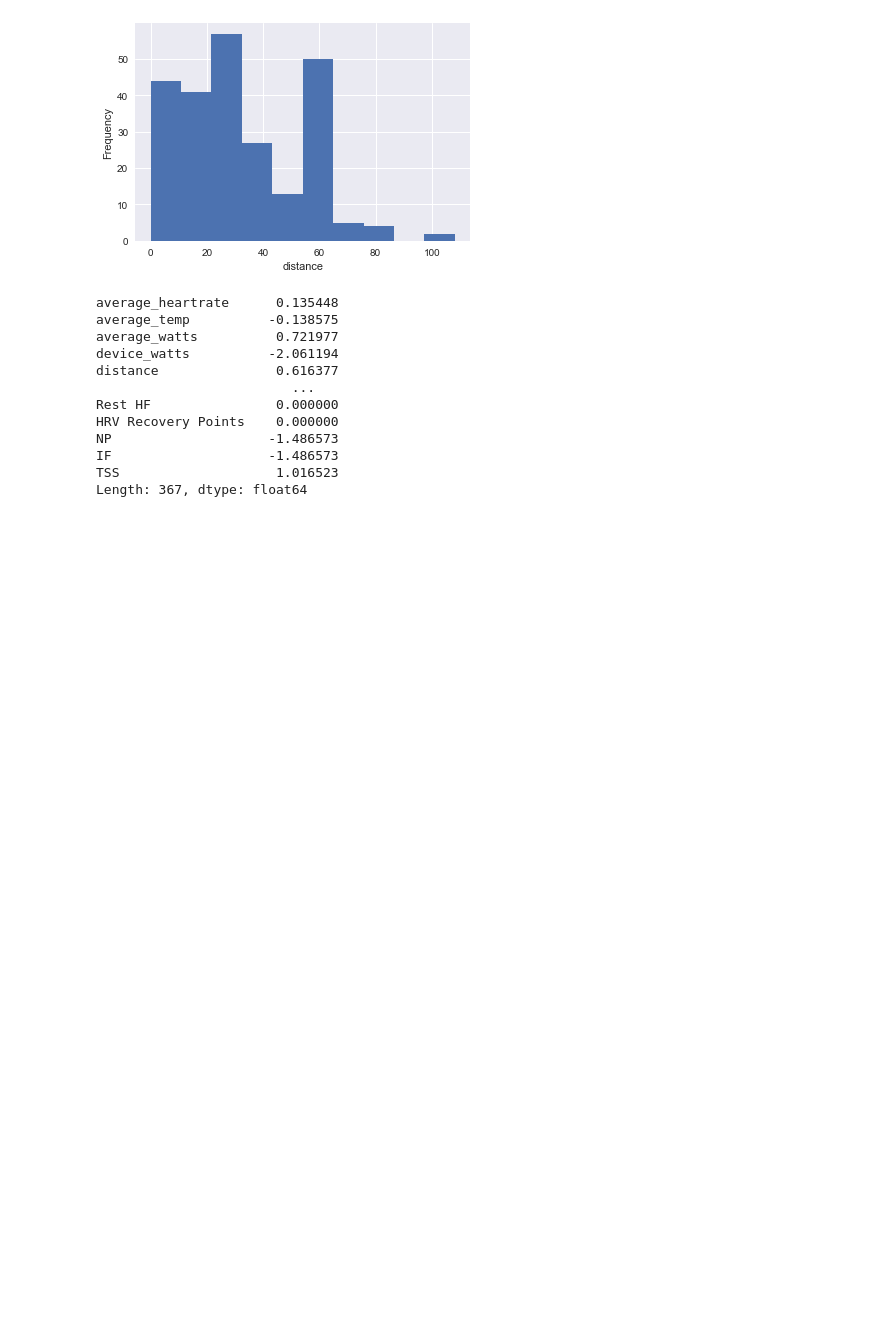
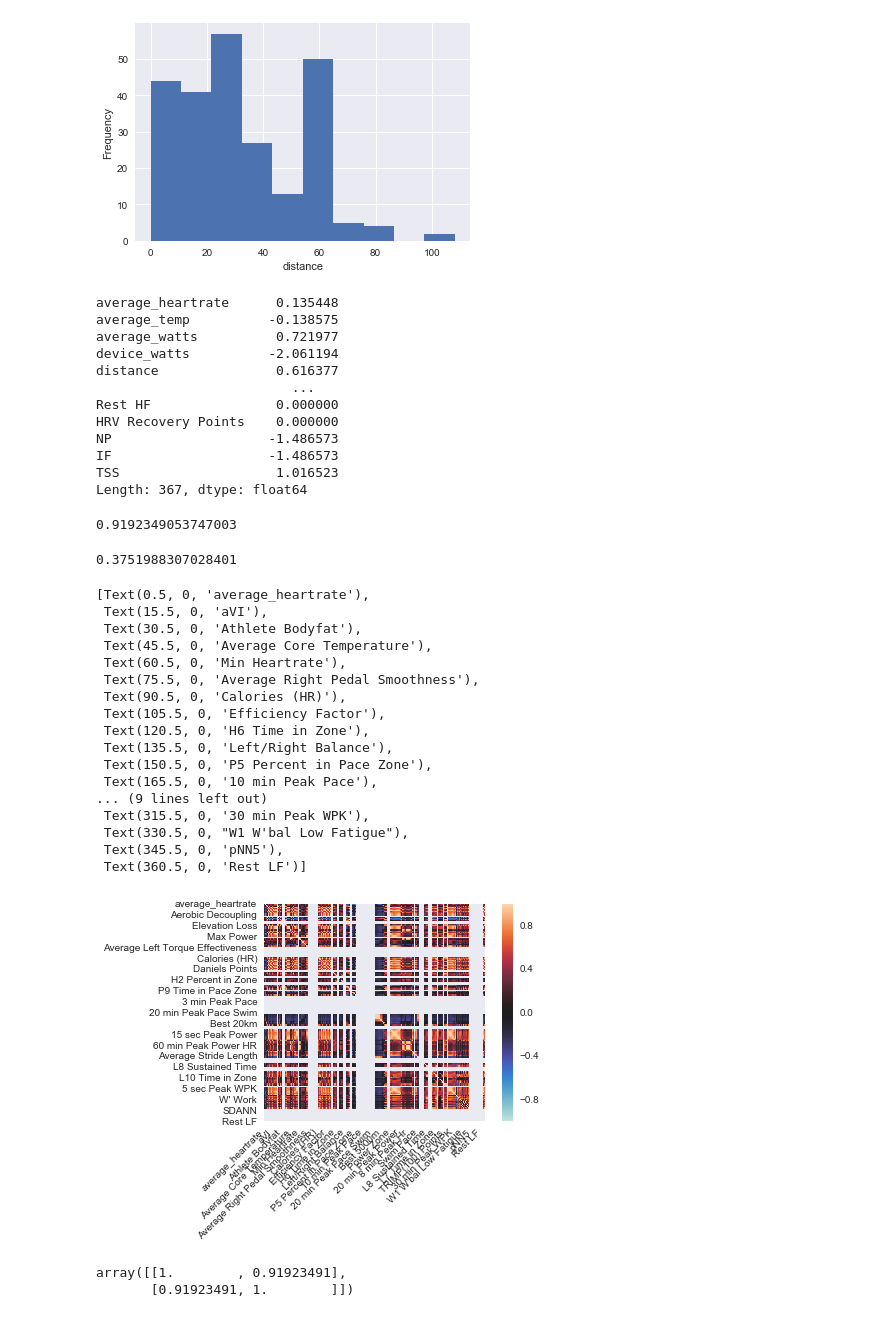
Before and after one commit to bhagyashreedhebe/Portfolios, a Jupyter notebook: Portfolio 1.ipynb, the cells around one changed output. Cells and saved outputs as stored; diff of their text form; code cells hidden in the pictures; blank space fills up the shorter version.

```diff
--- a/Portfolio 1.ipynb
+++ b/Portfolio 1.ipynb
@@ -225,3 +225,11 @@ NP                    -1.486573
 IF                    -1.486573
 TSS                    1.016523
 Length: 367, dtype: float64
+# %%
+joined_df['distance'].corr(joined_df['moving_time'])
+# %% [output]
+0.9192349053747003
+# %%
+joined_df['NP'].corr(joined_df['average_heartrate'])
+# %% [output]
+0.3751988307028401
@@ -227,0 +238,29 @@ Length: 367, dtype: float64
+# %%
+corr =joined_df.corr()
+ax = sns.heatmap(corr,
+                 vmin = -1,
+                 vmax=1,
+                 center=0,
+                 square=True)
+ax.set_xticklabels(ax.get_xticklabels(),
+                  rotation=45,
+                  horizontalalignment='right')
+# %% [output]
+[Text(0.5, 0, 'average_heartrate'),
+ Text(15.5, 0, 'aVI'),
+ Text(30.5, 0, 'Athlete Bodyfat'),
+ Text(45.5, 0, 'Average Core Temperature'),
+ Text(60.5, 0, 'Min Heartrate'),
+ Text(75.5, 0, 'Average Right Pedal Smoothness'),
+ Text(90.5, 0, 'Calories (HR)'),
+ Text(105.5, 0, 'Efficiency Factor'),
+ Text(120.5, 0, 'H6 Time in Zone'),
+ Text(135.5, 0, 'Left/Right Balance'),
+ Text(150.5, 0, 'P5 Percent in Pace Zone'),
+ Text(165.5, 0, '10 min Peak Pace'),
+... (9 lines left out)
+ Text(315.5, 0, '30 min Peak WPK'),
+ Text(330.5, 0, "W1 W'bal Low Fatigue"),
+ Text(345.5, 0, 'pNN5'),
+ Text(360.5, 0, 'Rest LF')]
+[figure, added]
@@ -227,0 +269,5 @@ Length: 367, dtype: float64
+# %%
+np.corrcoef(joined_df.distance, joined_df.moving_time)
+# %% [output]
+array([[1.        , 0.91923491],
+       [0.91923491, 1.        ]])
```
Also changed, not shown: parts of 5 cells of this notebook.
